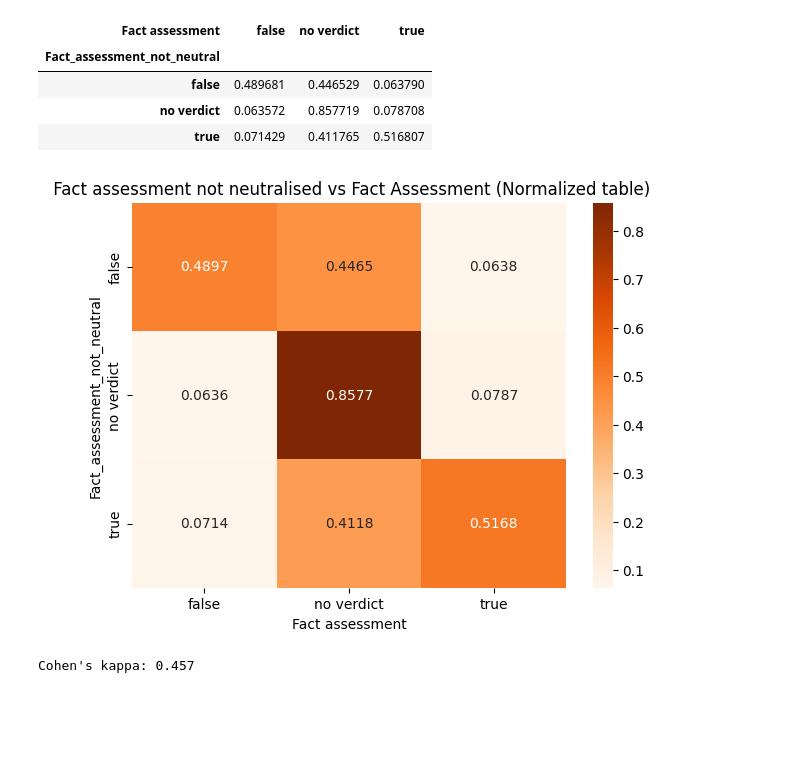
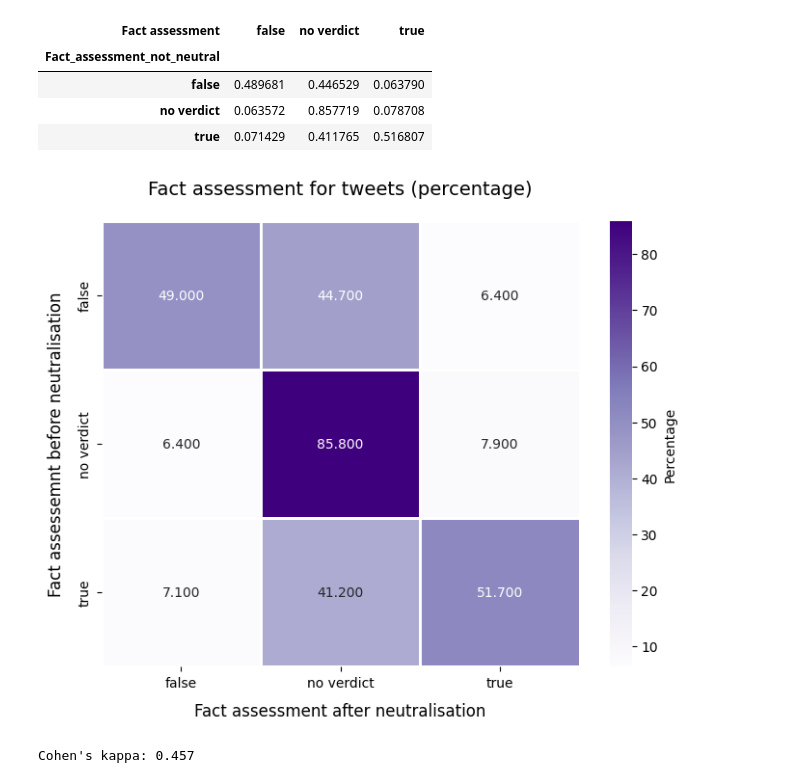
Before and after one commit to alicja-a-d/Analytica_UvA, a Jupyter notebook: code/bias/bias_comparison.ipynb, the cells around one changed output. Saved outputs shown, nothing was run; the diff lists cells and outputs as text; code cells hidden in the pictures; blank space fills up the shorter version.

```diff
--- a/code/bias/bias_comparison.ipynb
+++ b/code/bias/bias_comparison.ipynb
@@ -58,17 +74,25 @@ display(table_normalized)
 | false | 0.489681 | 0.446529 | 0.063790 |
 | no verdict | 0.063572 | 0.857719 | 0.078708 |
 | true | 0.071429 | 0.411765 | 0.516807 |
-# %%
-import seaborn as sns
-import matplotlib.pyplot as plt
-
-# Plotting the heatmap
-plt.figure(figsize=(7, 5))
-sns.heatmap(table_normalized, annot=True, cmap="Oranges", fmt=".4f")
-plt.title(" Fact assessment not neutralised vs Fact Assessment (Normalized table)")
-plt.show()
-# %% [output]
-[figure, removed]
+# %%
+
+table_normalized = table_normalized.round(3) * 100 # changing to percentages for easier interpretation
+plt.figure(figsize=(8, 6))
+
+# plotting the heatmap
+ax = sns.heatmap(table_normalized, annot=True, cmap="Purples", fmt=".3f", cbar_kws={'label': 'Percentage'},linewidths=1, linecolor="white")
+
+#title
+plt.title("Fact assessment for tweets (percentage)", fontsize=14, pad=20)
+
+# the position of the labels and ticks
+plt.xlabel('Fact assessment after neutralisation', fontsize=12, labelpad=10)
+plt.ylabel('Fact assessemnt before neutralisation', fontsize=12, labelpad=10)
+
+# displaying the plot
+plt.show()
+# %% [output]
+[figure, added]
 # %%
 
 kappa = cohen_kappa_score(df['Fact_assessment_not_neutral'], df['Fact assessment'])
```
Also changed, not shown: parts of 17 cells of this notebook, 1 other file.
